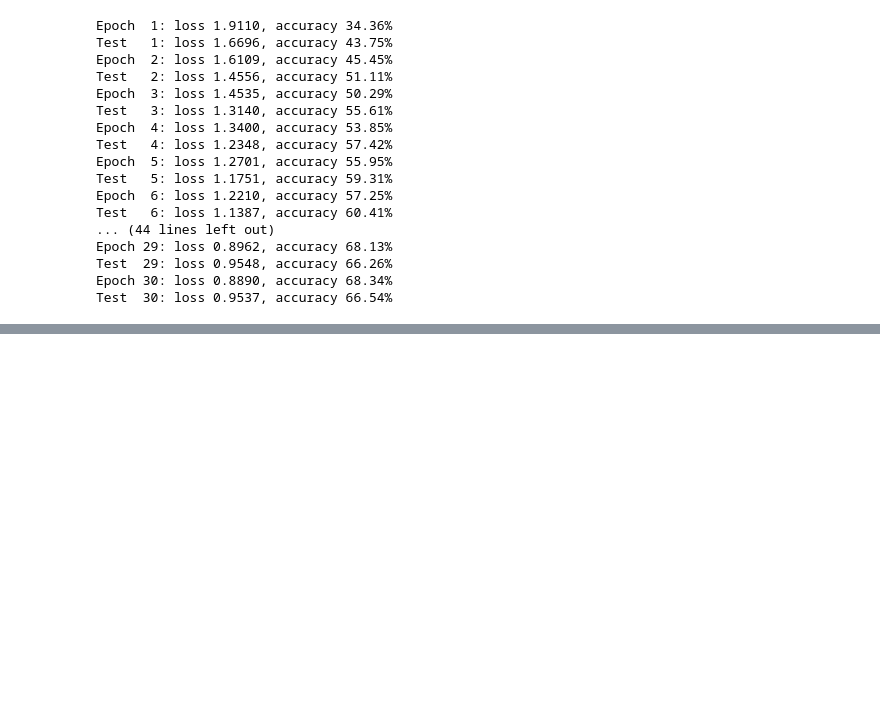
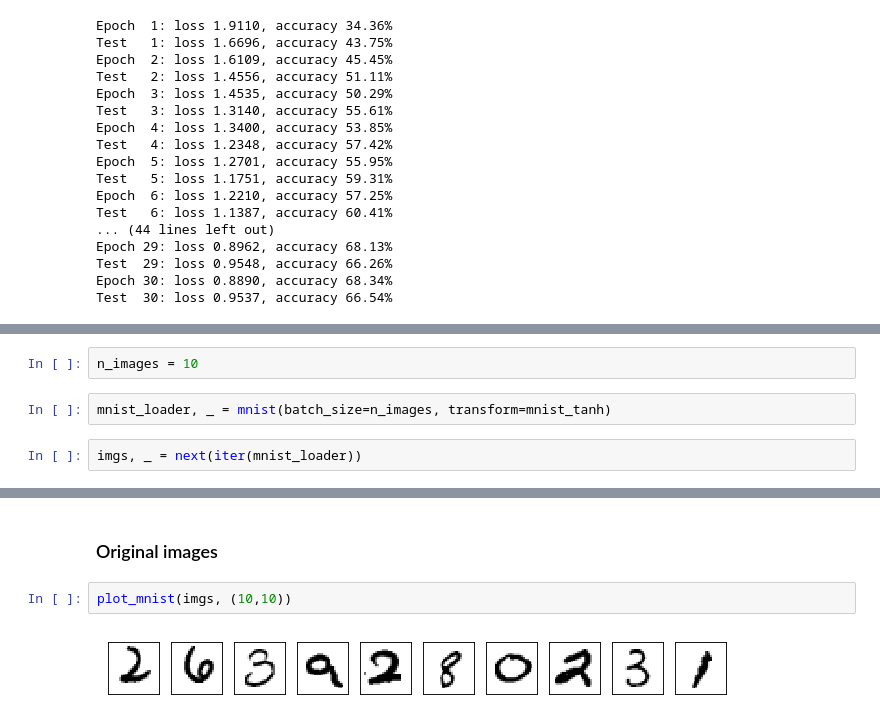
Before and after one commit to seliverstov/oml, a Jupyter notebook: hw10/mnist_fc_caae.ipynb, the cells around one changed output, grey strips where cells are left out. Cells and saved outputs as stored; diff of their text form; blank space fills up the shorter version.

```diff
--- a/hw10/mnist_fc_caae.ipynb
+++ b/hw10/mnist_fc_caae.ipynb
@@ -463,0 +466,6 @@ Test  30: loss 0.9537, accuracy 66.54%
+# %%
+n_images = 10
+# %%
+mnist_loader, _ = mnist(batch_size=n_images, transform=mnist_tanh)
+# %%
+imgs, _ = next(iter(mnist_loader))
@@ -463,0 +482,6 @@ Test  30: loss 0.9537, accuracy 66.54%
+# %% [markdown]
+### Original images
+# %%
+plot_mnist(imgs, (10,10))
+# %% [output]
+[figure, added]
```
Also changed, not shown: parts of 4 cells of this notebook.
